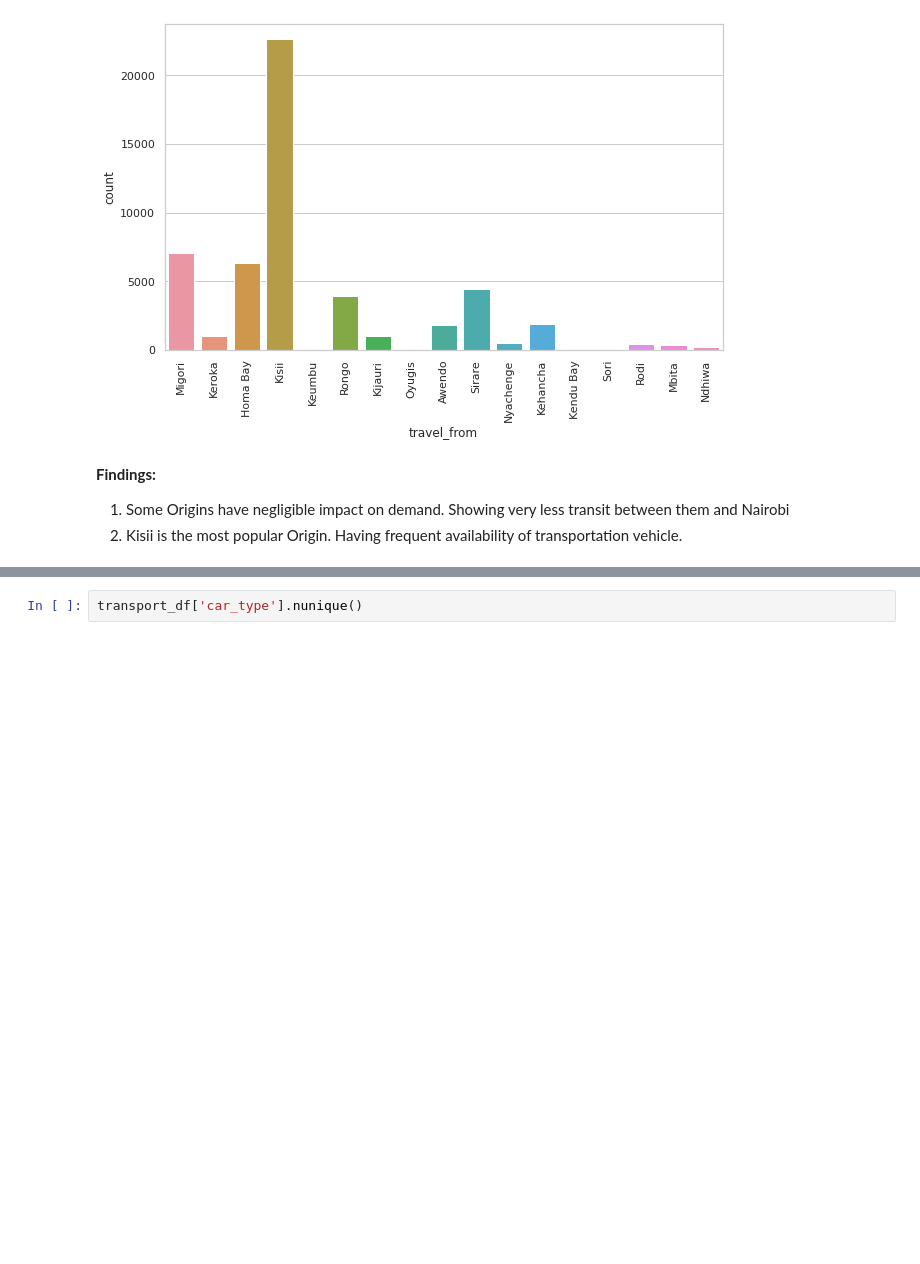
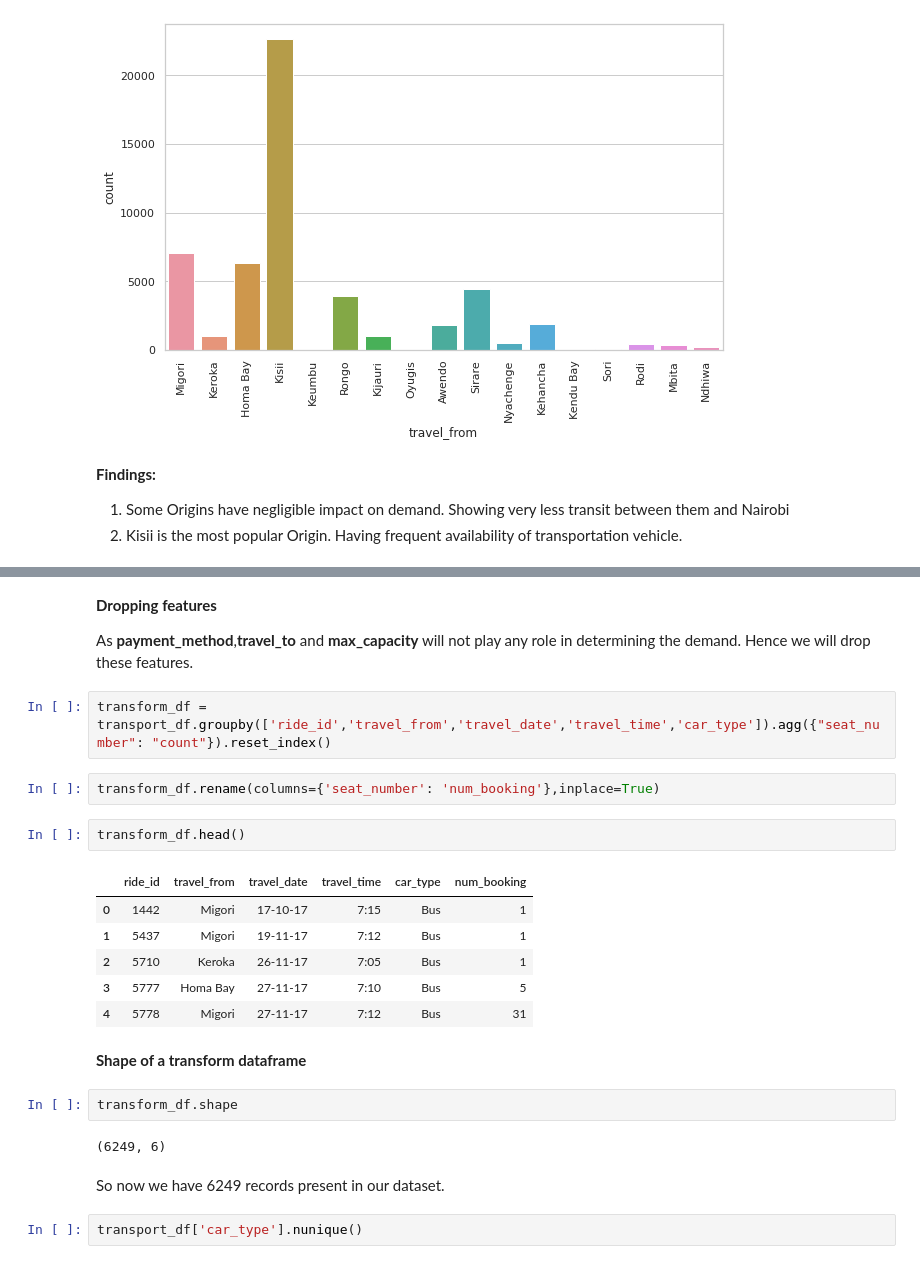
Before and after one commit to sudeep-009/Transport-Demand-Prediction-Regression-Capstone-Project, a Jupyter notebook: Copy_of_Demand_Prediction_for_Public_Transport_Capstone_Project.ipynb, the cells around one changed output, grey strips where cells are left out. Saved outputs shown, nothing was run; the diff lists cells and outputs as text; blank space fills up the shorter version.

```diff
--- a/Copy_of_Demand_Prediction_for_Public_Transport_Capstone_Project.ipynb
+++ b/Copy_of_Demand_Prediction_for_Public_Transport_Capstone_Project.ipynb
@@ -182,3 +199,29 @@ plt.xticks(rotation=90)
+# %% [markdown]
+**Dropping features**
+
+
+As **payment_method**,**travel_to** and **max_capacity** will not play any role in determining the demand. Hence we will drop these features.
+# %%
+transform_df = transport_df.groupby(['ride_id','travel_from','travel_date','travel_time','car_type']).agg({"seat_number": "count"}).reset_index()
+# %%
+transform_df.rename(columns={'seat_number': 'num_booking'},inplace=True)
+# %%
+transform_df.head()
+# %% [output]
+|  | ride_id | travel_from | travel_date | travel_time | car_type | num_booking |
+| 0 | 1442 | Migori | 17-10-17 | 7:15 | Bus | 1 |
+| 1 | 5437 | Migori | 19-11-17 | 7:12 | Bus | 1 |
+| 2 | 5710 | Keroka | 26-11-17 | 7:05 | Bus | 1 |
+| 3 | 5777 | Homa Bay | 27-11-17 | 7:10 | Bus | 5 |
+| 4 | 5778 | Migori | 27-11-17 | 7:12 | Bus | 31 |
+# %% [markdown]
+**Shape of a transform dataframe**
+# %%
+transform_df.shape
+# %% [output]
+(6249, 6)
+# %% [markdown]
+So now we have 6249 records present in our dataset.
 # %%
 transport_df['car_type'].nunique()
 # %% [output]
```
Also changed, not shown: parts of 6 cells of this notebook.
